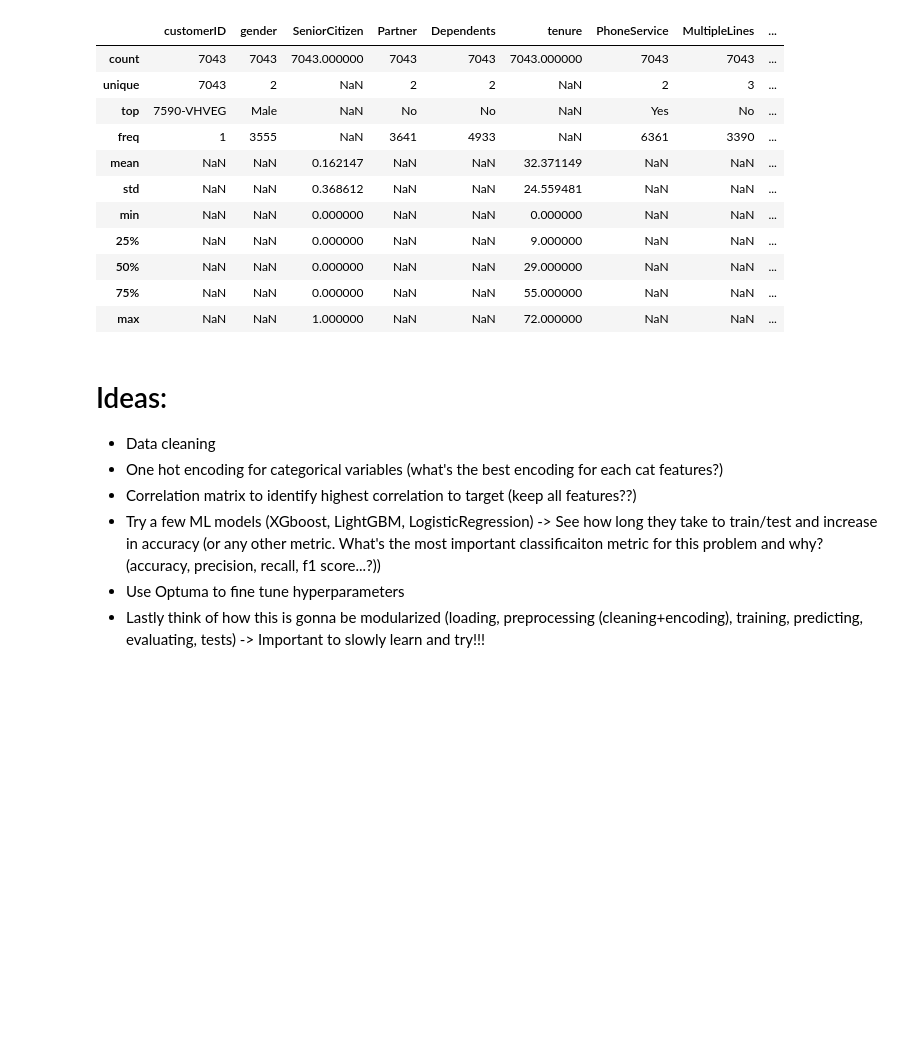
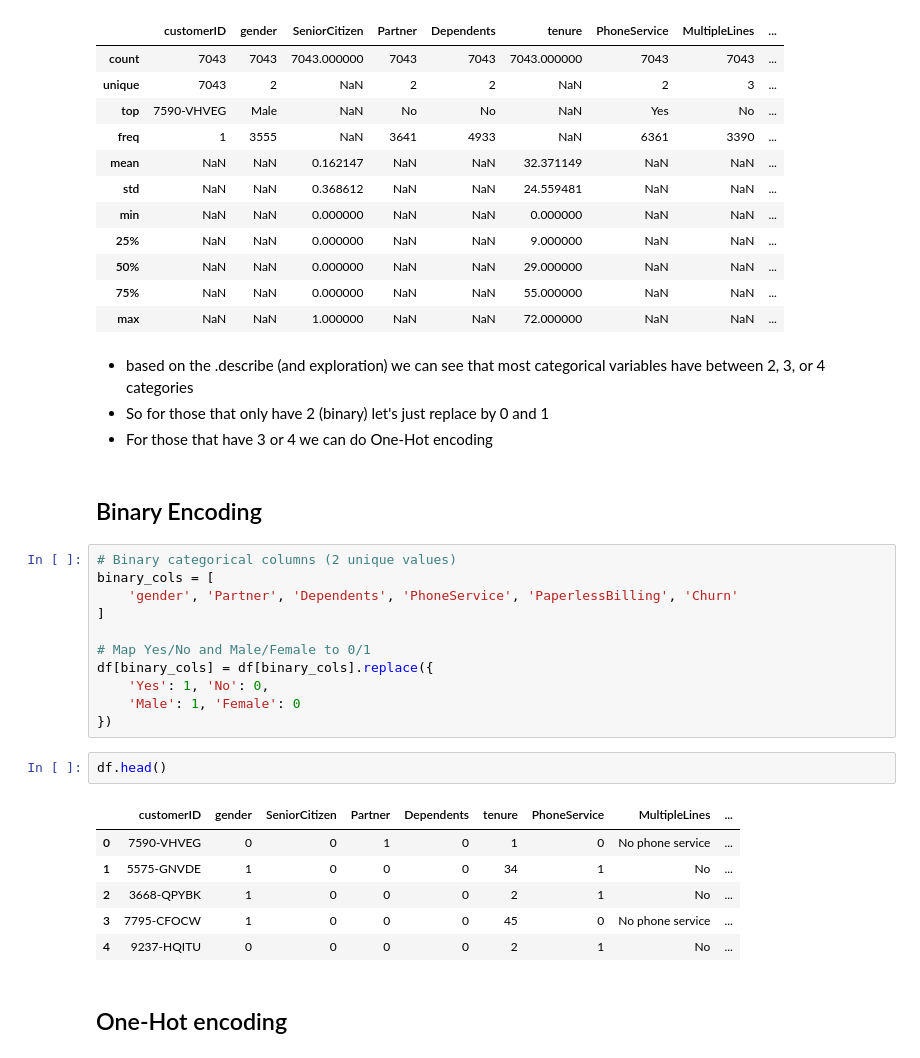
Before and after one commit to JayRathod341997/telco-customer-churn, a Jupyter notebook: notebooks/EDA.ipynb, the cells around one changed output. Saved outputs shown, nothing was run; the diff lists cells and outputs as text; blank space fills up the shorter version.

Commit message:
Performed EDA in notebook with ML, MLFlow, and Hyperparameter tuning

```diff
--- a/notebooks/EDA.ipynb
+++ b/notebooks/EDA.ipynb
@@ -69,11 +51,31 @@ df.describe(include='all')
 | 50% | NaN | NaN | 0.000000 | NaN | NaN | 29.000000 | NaN | NaN | ... |
 | 75% | NaN | NaN | 0.000000 | NaN | NaN | 55.000000 | NaN | NaN | ... |
 | max | NaN | NaN | 1.000000 | NaN | NaN | 72.000000 | NaN | NaN | ... |
-# %% [markdown]
-# Ideas:
-- Data cleaning
-- One hot encoding for categorical variables (what's the best encoding for each cat features?)
-- Correlation matrix to identify highest correlation to target (keep all features??)
-- Try a few ML models (XGboost, LightGBM, LogisticRegression) -> See how long they take to train/test and increase in accuracy (or any other metric. What's the most important classificaiton metric for this problem and why? (accuracy, precision, recall, f1 score...?))
-- Use Optuma to fine tune hyperparameters
-- Lastly think of how this is gonna be modularized (loading, preprocessing (cleaning+encoding), training, predicting, evaluating, tests) -> Important to slowly learn and try!!!
+# %% [markdown]
+- based on the .describe (and exploration) we can see that most categorical variables have between 2, 3, or 4 categories
+- So for those that only have 2 (binary) let's just replace by 0 and 1
+- For those that have 3 or 4 we can do One-Hot encoding
+# %% [markdown]
+## Binary Encoding
+# %%
+# Binary categorical columns (2 unique values)
+binary_cols = [
+    'gender', 'Partner', 'Dependents', 'PhoneService', 'PaperlessBilling', 'Churn'
+]
+
+# Map Yes/No and Male/Female to 0/1
+df[binary_cols] = df[binary_cols].replace({
+    'Yes': 1, 'No': 0,
+    'Male': 1, 'Female': 0
+})
+# %%
+df.head()
+# %% [output]
+|  | customerID | gender | SeniorCitizen | Partner | Dependents | tenure | PhoneService | MultipleLines | ... |
+| 0 | 7590-VHVEG | 0 | 0 | 1 | 0 | 1 | 0 | No phone service | ... |
+| 1 | 5575-GNVDE | 1 | 0 | 0 | 0 | 34 | 1 | No | ... |
+| 2 | 3668-QPYBK | 1 | 0 | 0 | 0 | 2 | 1 | No | ... |
+| 3 | 7795-CFOCW | 1 | 0 | 0 | 0 | 45 | 0 | No phone service | ... |
+| 4 | 9237-HQITU | 0 | 0 | 0 | 0 | 2 | 1 | No | ... |
+# %% [markdown]
+## One-Hot encoding
```
Also changed, not shown: parts of 40 cells of this notebook, 1 other file.
